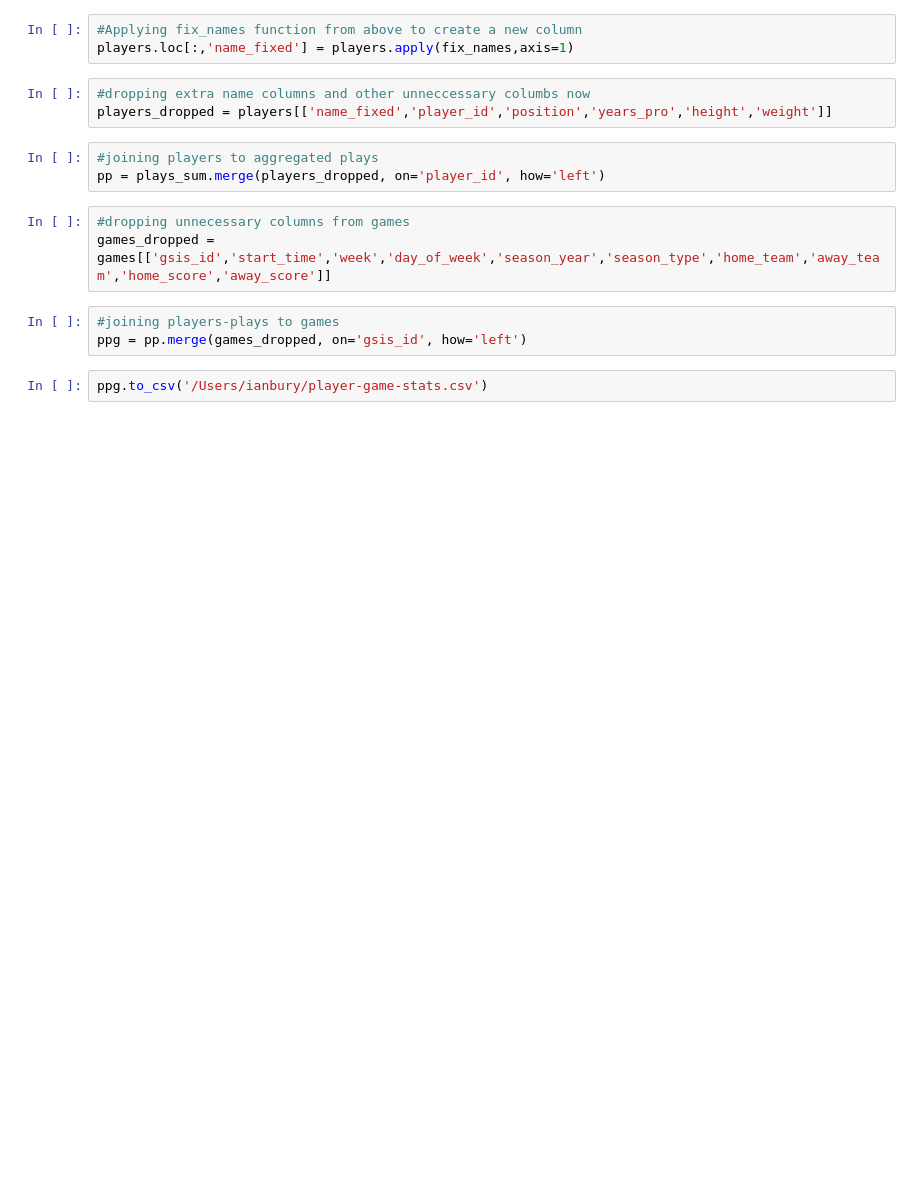
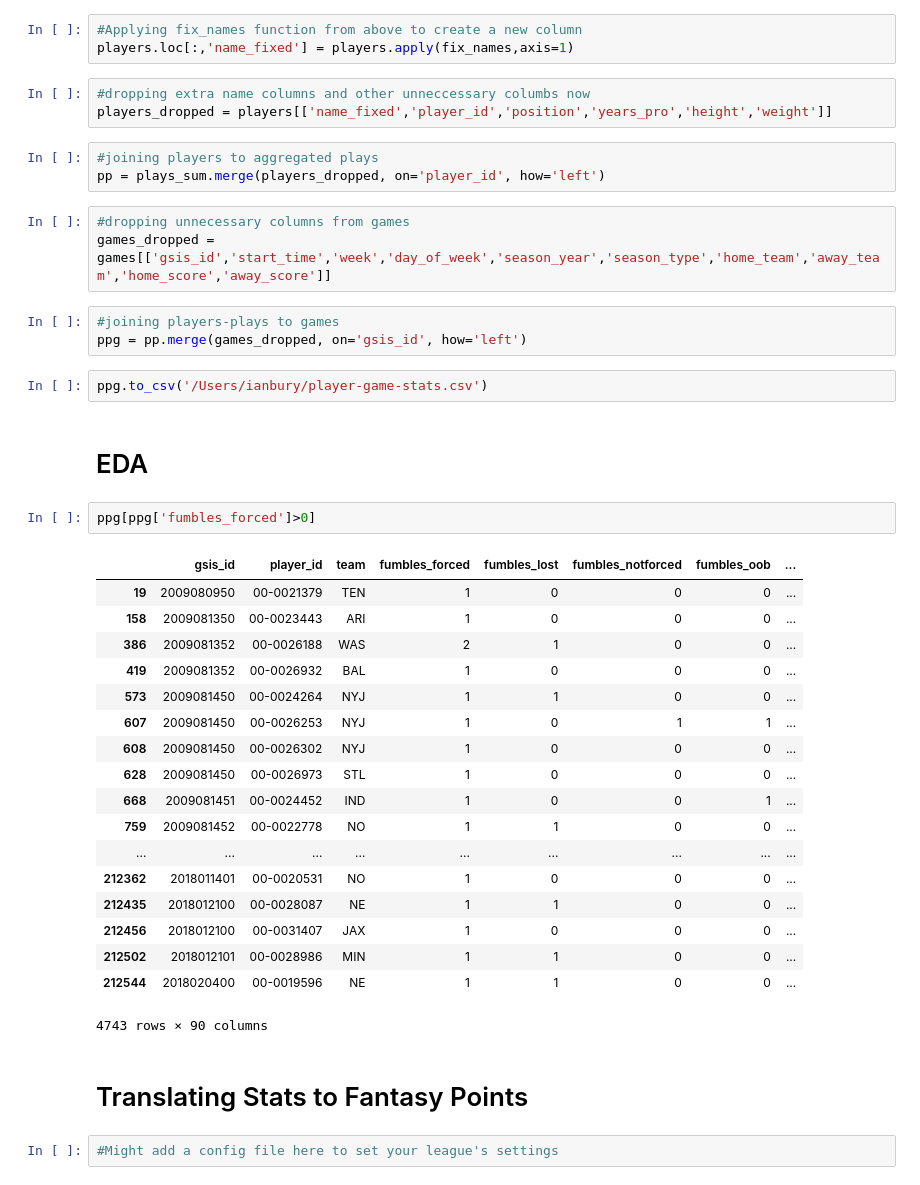
Before and after one commit to ibury08/fantasyfootball, a Jupyter notebook: FF_Data_Collection.ipynb, the cells around one changed output. Saved outputs shown, nothing was run; the diff lists cells and outputs as text; blank space fills up the shorter version.

```diff
--- a/FF_Data_Collection.ipynb
+++ b/FF_Data_Collection.ipynb
@@ -62,3 +66,30 @@ games_dropped = games[['gsis_id','start_time','week','day_of_week','season_year'
 ppg = pp.merge(games_dropped, on='gsis_id', how='left')
 # %%
 ppg.to_csv('/Users/ianbury/player-game-stats.csv')
+# %% [markdown]
+# EDA
+# %%
+ppg[ppg['fumbles_forced']>0]
+# %% [output]
+|  | gsis_id | player_id | team | fumbles_forced | fumbles_lost | fumbles_notforced | fumbles_oob | ... |
+| 19 | 2009080950 | 00-0021379 | TEN | 1 | 0 | 0 | 0 | ... |
+| 158 | 2009081350 | 00-0023443 | ARI | 1 | 0 | 0 | 0 | ... |
+| 386 | 2009081352 | 00-0026188 | WAS | 2 | 1 | 0 | 0 | ... |
+| 419 | 2009081352 | 00-0026932 | BAL | 1 | 0 | 0 | 0 | ... |
+| 573 | 2009081450 | 00-0024264 | NYJ | 1 | 1 | 0 | 0 | ... |
+| 607 | 2009081450 | 00-0026253 | NYJ | 1 | 0 | 1 | 1 | ... |
+| 608 | 2009081450 | 00-0026302 | NYJ | 1 | 0 | 0 | 0 | ... |
+| 628 | 2009081450 | 00-0026973 | STL | 1 | 0 | 0 | 0 | ... |
+| 668 | 2009081451 | 00-0024452 | IND | 1 | 0 | 0 | 1 | ... |
+| 759 | 2009081452 | 00-0022778 | NO | 1 | 1 | 0 | 0 | ... |
+| ... | ... | ... | ... | ... | ... | ... | ... | ... |
+| 212362 | 2018011401 | 00-0020531 | NO | 1 | 0 | 0 | 0 | ... |
+| 212435 | 2018012100 | 00-0028087 | NE | 1 | 1 | 0 | 0 | ... |
+| 212456 | 2018012100 | 00-0031407 | JAX | 1 | 0 | 0 | 0 | ... |
+| 212502 | 2018012101 | 00-0028986 | MIN | 1 | 1 | 0 | 0 | ... |
+| 212544 | 2018020400 | 00-0019596 | NE | 1 | 1 | 0 | 0 | ... |
+4743 rows × 90 columns
+# %% [markdown]
+# Translating Stats to Fantasy Points
+# %%
+#Might add a config file here to set your league's settings
```
Also changed, not shown: parts of 14 cells of this notebook, 2 other files.
